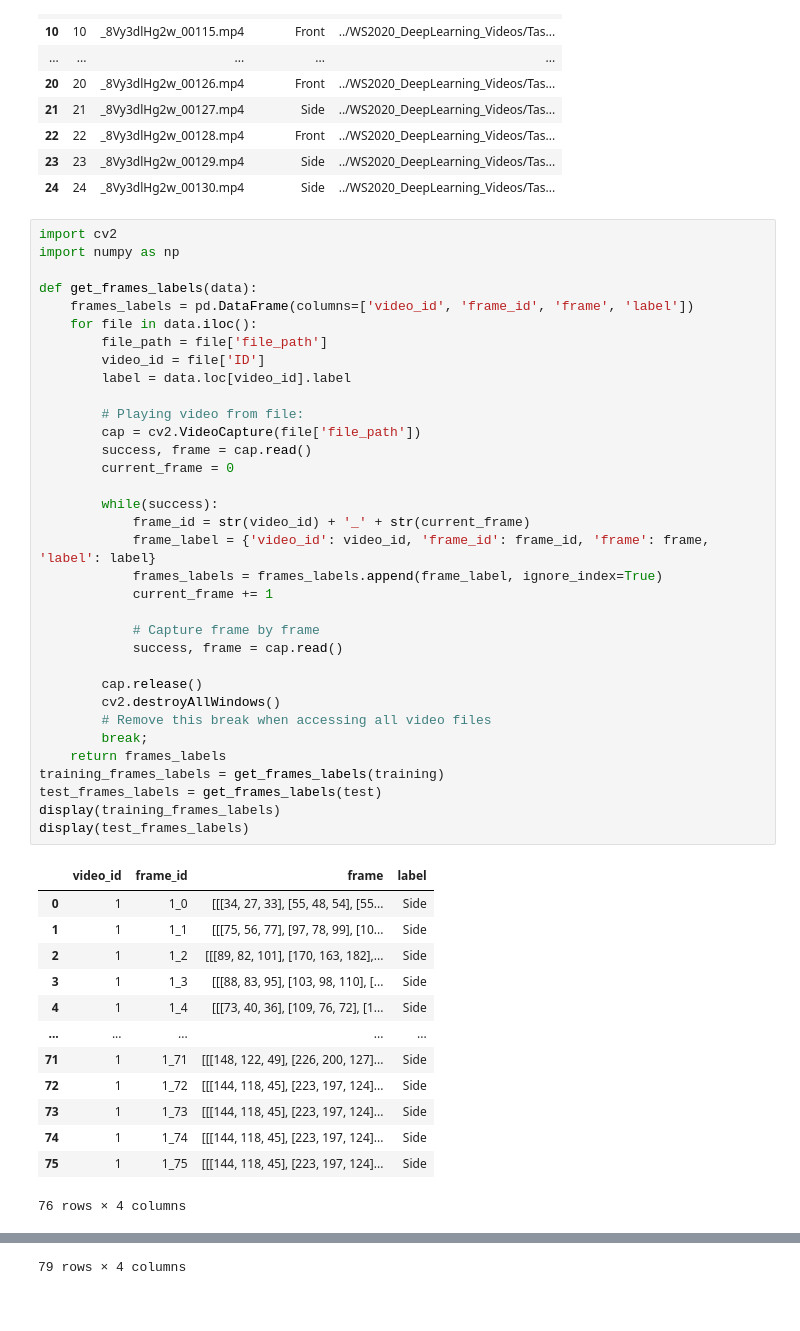
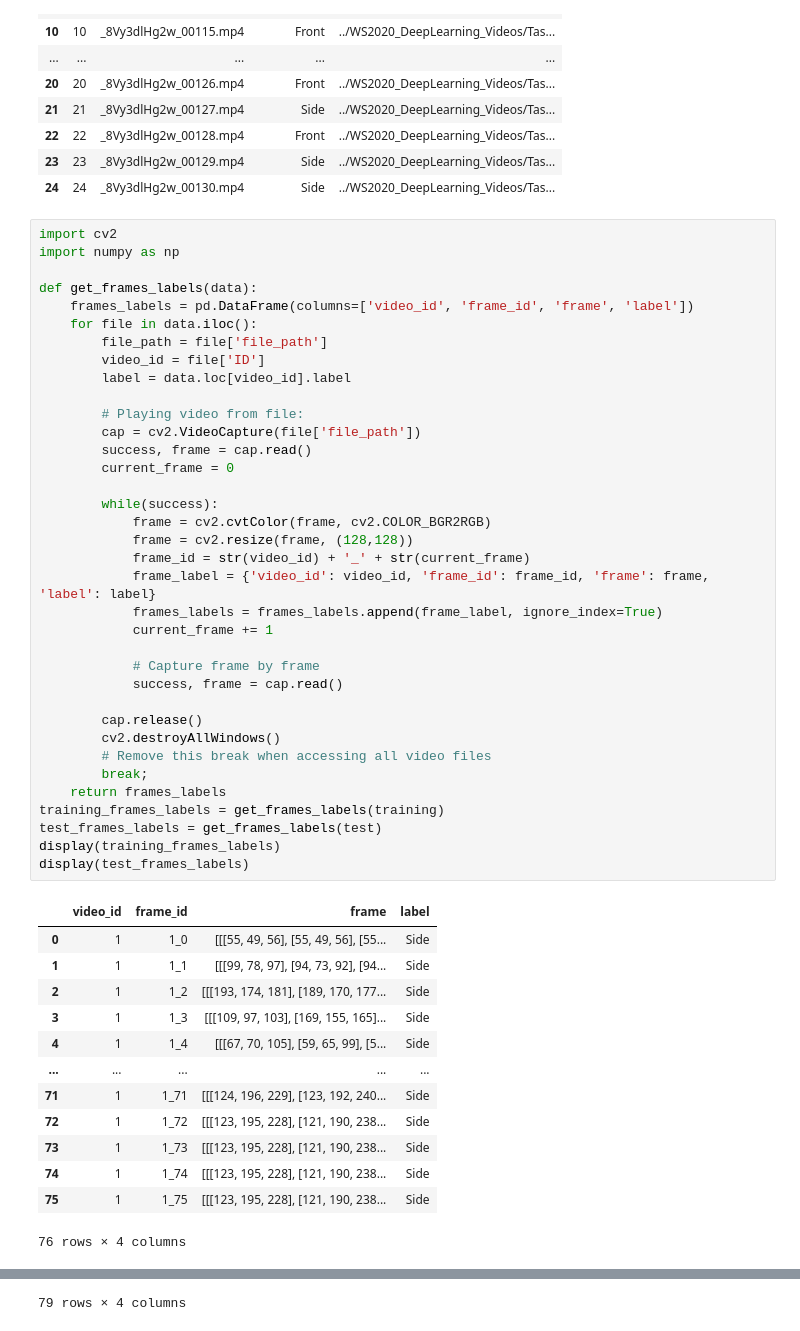
Before and after one commit to proohit/deep-learning-team6, a Jupyter notebook: 1c/train_cnn.ipynb, the cells around one changed output, grey strips where cells are left out. Drawn from its saved outputs; the diff is of its cells as text.

```diff
--- a/1c/train_cnn.ipynb
+++ b/1c/train_cnn.ipynb
@@ -57,43 +57,45 @@ def get_frames_labels(data):
     for file in data.iloc():
         file_path = file['file_path']
         video_id = file['ID']
         label = data.loc[video_id].label
 
         # Playing video from file:
         cap = cv2.VideoCapture(file['file_path'])
         success, frame = cap.read()
         current_frame = 0
 
         while(success):
+            frame = cv2.cvtColor(frame, cv2.COLOR_BGR2RGB)
+            frame = cv2.resize(frame, (128,128))
             frame_id = str(video_id) + '_' + str(current_frame)
             frame_label = {'video_id': video_id, 'frame_id': frame_id, 'frame': frame, 'label': label}
             frames_labels = frames_labels.append(frame_label, ignore_index=True)
             current_frame += 1
 
             # Capture frame by frame
             success, frame = cap.read()
 
         cap.release()
         cv2.destroyAllWindows()
         # Remove this break when accessing all video files
         break;
     return frames_labels
 training_frames_labels = get_frames_labels(training)
 test_frames_labels = get_frames_labels(test)
 display(training_frames_labels)
 display(test_frames_labels)
 # %% [output]
 |  | video_id | frame_id | frame | label |
-| 0 | 1 | 1_0 | [[[34, 27, 33], [55, 48, 54], [55... | Side |
-| 1 | 1 | 1_1 | [[[75, 56, 77], [97, 78, 99], [10... | Side |
-| 2 | 1 | 1_2 | [[[89, 82, 101], [170, 163, 182],... | Side |
-| 3 | 1 | 1_3 | [[[88, 83, 95], [103, 98, 110], [... | Side |
-| 4 | 1 | 1_4 | [[[73, 40, 36], [109, 76, 72], [1... | Side |
+| 0 | 1 | 1_0 | [[[55, 49, 56], [55, 49, 56], [55... | Side |
+| 1 | 1 | 1_1 | [[[99, 78, 97], [94, 73, 92], [94... | Side |
+| 2 | 1 | 1_2 | [[[193, 174, 181], [189, 170, 177... | Side |
+| 3 | 1 | 1_3 | [[[109, 97, 103], [169, 155, 165]... | Side |
+| 4 | 1 | 1_4 | [[[67, 70, 105], [59, 65, 99], [5... | Side |
 | ... | ... | ... | ... | ... |
-| 71 | 1 | 1_71 | [[[148, 122, 49], [226, 200, 127]... | Side |
-| 72 | 1 | 1_72 | [[[144, 118, 45], [223, 197, 124]... | Side |
-| 73 | 1 | 1_73 | [[[144, 118, 45], [223, 197, 124]... | Side |
-| 74 | 1 | 1_74 | [[[144, 118, 45], [223, 197, 124]... | Side |
-| 75 | 1 | 1_75 | [[[144, 118, 45], [223, 197, 124]... | Side |
+| 71 | 1 | 1_71 | [[[124, 196, 229], [123, 192, 240... | Side |
+| 72 | 1 | 1_72 | [[[123, 195, 228], [121, 190, 238... | Side |
+| 73 | 1 | 1_73 | [[[123, 195, 228], [121, 190, 238... | Side |
+| 74 | 1 | 1_74 | [[[123, 195, 228], [121, 190, 238... | Side |
+| 75 | 1 | 1_75 | [[[123, 195, 228], [121, 190, 238... | Side |
 76 rows × 4 columns
 |  | video_id | frame_id | frame | label |
```
Also changed, not shown: parts of 7 cells of this notebook.
